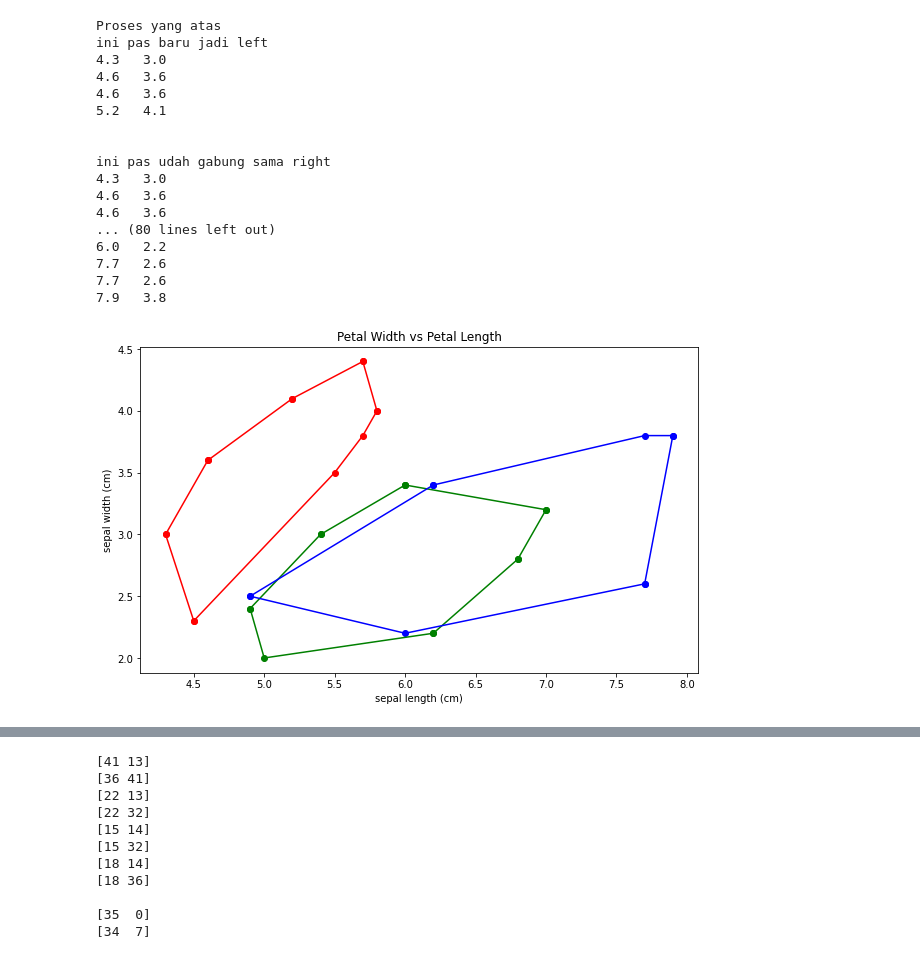
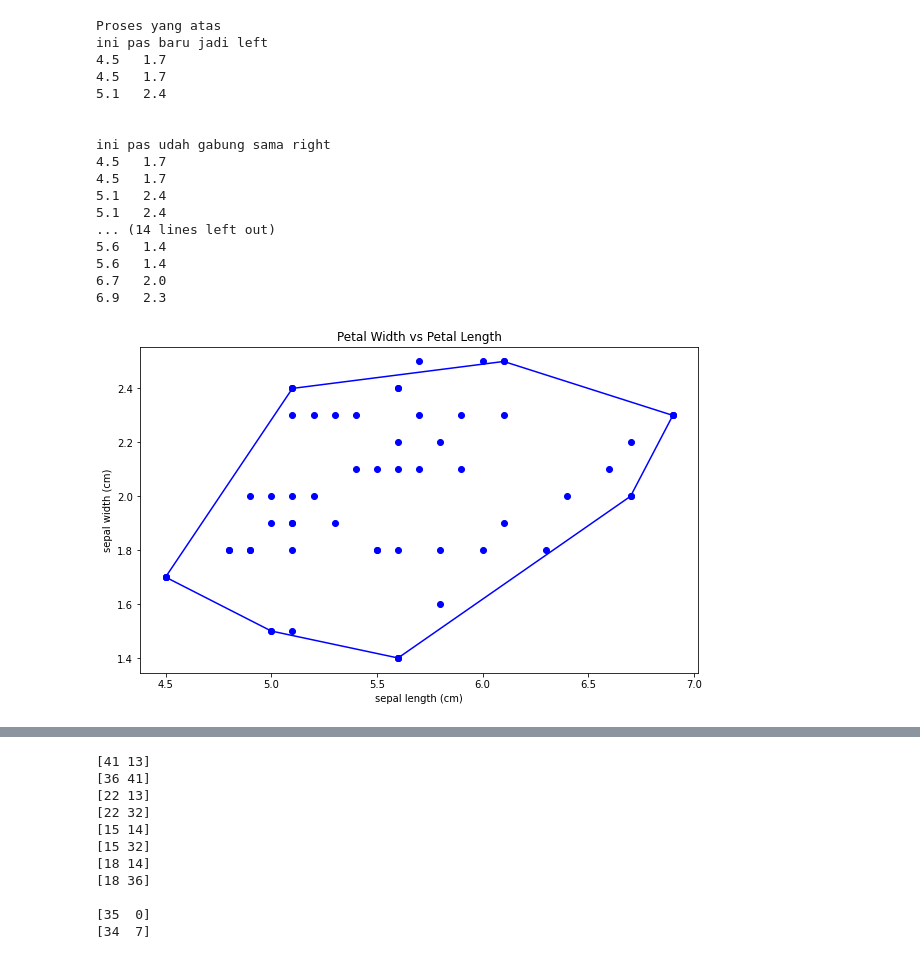
Before and after one commit to LordGedelicious/Convex-Hull-with-Python, a Jupyter notebook: src/main.ipynb, the cells around one changed output, grey strips where cells are left out. Saved outputs shown, nothing was run; the diff lists cells and outputs as text; code cells hidden in the pictures.

```diff
--- a/src/main.ipynb
+++ b/src/main.ipynb
@@ -298,54 +301,44 @@ def myConvexHull(bucket):
 # %%
 plt.figure(figsize = (10, 6))
 colors = ['r', 'g', 'b']
 
 plt.title('Petal Width vs Petal Length')
 
 data = datasets.load_iris()
 df = pd.DataFrame(data.data, columns = data.feature_names)
 df['Target'] = pd.DataFrame(data.target)
 
 plt.xlabel(data.feature_names[0])
 plt.ylabel(data.feature_names[1])
 
-for i in range(len(data.target_names)): # tadi diedit dari length(data.target_names)
-    bucket = df[df['Target'] == i].iloc[:, [0, 1]].values
-    up, down = myConvexHull(bucket)
-    listXUp = []
-    listYUp = []
-    listXDown = []
-    listYDown = []
-    for j in range(len(down)):
-        if down[j] != None:
-            listXDown.append(down[j].x)
-            listYDown.append(down[j].y)
-    hullDown = [listXDown, listYDown]
+for i in range(2,3): # tadi diedit dari length(data.target_names)
+    bucket = df[df['Target'] == i].iloc[:, [2, 3]].values
+    up, down, all = myConvexHull(bucket)
+    hullDown = createListForPlot(down)
     plt.scatter(hullDown[0], hullDown[1], color = colors[i])
     plt.plot(hullDown[0], hullDown[1], color = colors[i])
-    for j in range(len(up)):
-        if up[j] != None:
-            listXUp.append(up[j].x)
-            listYUp.append(up[j].y)
-    hullUp = [listXUp, listYUp]
+    hullUp = createListForPlot(up)
     plt.scatter(hullUp[0], hullUp[1], color = colors[i])
     plt.plot(hullUp[0], hullUp[1], color = colors[i])
+    listAll = createListForPlot(all)
+    plt.scatter(listAll[0], listAll[1], color = colors[i])
 plt.show()
 # %% [output]
 Proses yang atas
 ini pas baru jadi left
-4.3   3.0
-4.6   3.6
-4.6   3.6
-5.2   4.1
+4.5   1.7
+4.5   1.7
+5.1   2.4
 
 
 ini pas udah gabung sama right
-4.3   3.0
-4.6   3.6
-4.6   3.6
-... (80 lines left out)
-6.0   2.2
-7.7   2.6
-7.7   2.6
-7.9   3.8
+4.5   1.7
+4.5   1.7
+5.1   2.4
+5.1   2.4
+... (14 lines left out)
+5.6   1.4
+5.6   1.4
+6.7   2.0
+6.9   2.3
-[figure, old version]
+[figure, new version]
```
Also changed, not shown: parts of 2 cells of this notebook.
